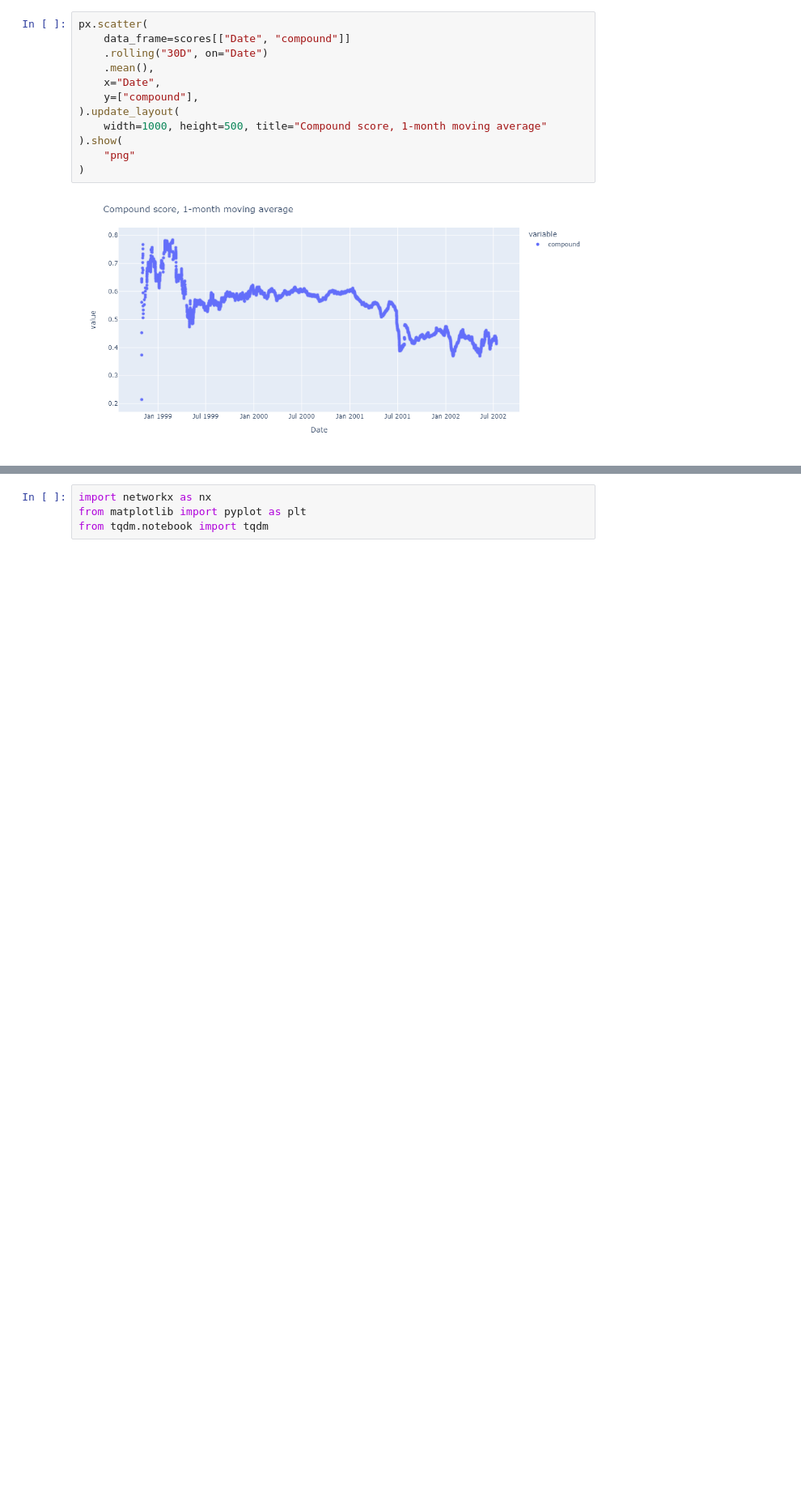
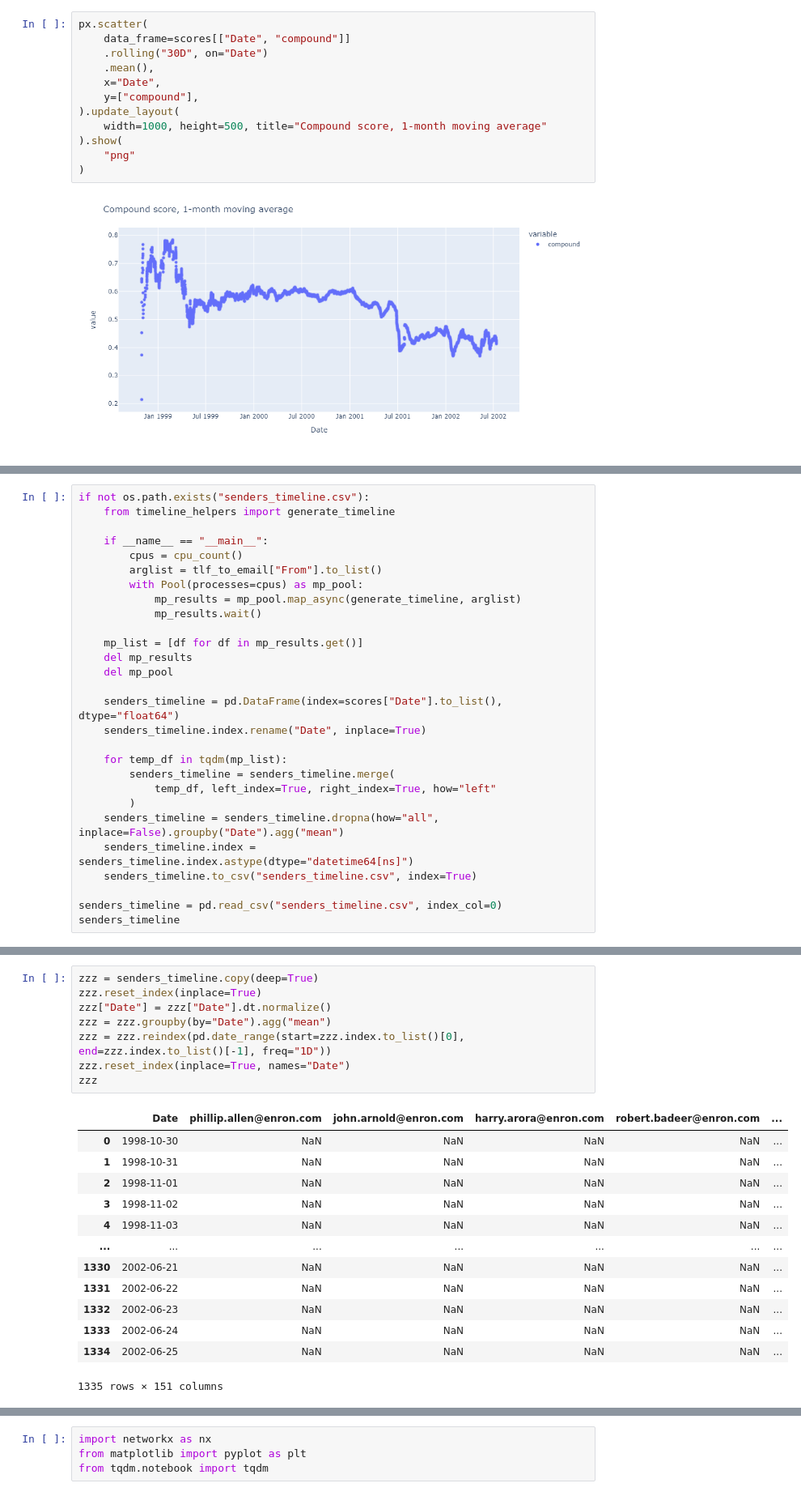
Before and after one commit to FlorinAndrei/enron-sentiment-analysis, a Jupyter notebook: visualize.ipynb, the cells around one changed output, grey strips where cells are left out. Shown at 81% size. Saved outputs shown, nothing was run; the diff lists cells and outputs as text; blank space fills up the shorter version.

```diff
--- a/visualize.ipynb
+++ b/visualize.ipynb
@@ -154,0 +133,28 @@ tlf_to_email
+# %%
+if not os.path.exists("senders_timeline.csv"):
+    from timeline_helpers import generate_timeline
+
+    if __name__ == "__main__":
+        cpus = cpu_count()
+        arglist = tlf_to_email["From"].to_list()
+        with Pool(processes=cpus) as mp_pool:
+            mp_results = mp_pool.map_async(generate_timeline, arglist)
+            mp_results.wait()
+
+    mp_list = [df for df in mp_results.get()]
+    del mp_results
+    del mp_pool
+
+    senders_timeline = pd.DataFrame(index=scores["Date"].to_list(), dtype="float64")
+    senders_timeline.index.rename("Date", inplace=True)
+
+    for temp_df in tqdm(mp_list):
+        senders_timeline = senders_timeline.merge(
+            temp_df, left_index=True, right_index=True, how="left"
+        )
+    senders_timeline = senders_timeline.dropna(how="all", inplace=False).groupby("Date").agg("mean")
+    senders_timeline.index = senders_timeline.index.astype(dtype="datetime64[ns]")
+    senders_timeline.to_csv("senders_timeline.csv", index=True)
+
+senders_timeline = pd.read_csv("senders_timeline.csv", index_col=0)
+senders_timeline
@@ -154,0 +180,22 @@ tlf_to_email
+# %%
+zzz = senders_timeline.copy(deep=True)
+zzz.reset_index(inplace=True)
+zzz["Date"] = zzz["Date"].dt.normalize()
+zzz = zzz.groupby(by="Date").agg("mean")
+zzz = zzz.reindex(pd.date_range(start=zzz.index.to_list()[0], end=zzz.index.to_list()[-1], freq="1D"))
+zzz.reset_index(inplace=True, names="Date")
+zzz
+# %% [output]
+|  | Date | phillip.allen@enron.com | john.arnold@enron.com | harry.arora@enron.com | robert.badeer@enron.com | ... |
+| 0 | 1998-10-30 | NaN | NaN | NaN | NaN | ... |
+| 1 | 1998-10-31 | NaN | NaN | NaN | NaN | ... |
+| 2 | 1998-11-01 | NaN | NaN | NaN | NaN | ... |
+| 3 | 1998-11-02 | NaN | NaN | NaN | NaN | ... |
+| 4 | 1998-11-03 | NaN | NaN | NaN | NaN | ... |
+| ... | ... | ... | ... | ... | ... | ... |
+| 1330 | 2002-06-21 | NaN | NaN | NaN | NaN | ... |
+| 1331 | 2002-06-22 | NaN | NaN | NaN | NaN | ... |
+| 1332 | 2002-06-23 | NaN | NaN | NaN | NaN | ... |
+| 1333 | 2002-06-24 | NaN | NaN | NaN | NaN | ... |
+| 1334 | 2002-06-25 | NaN | NaN | NaN | NaN | ... |
+1335 rows × 151 columns
```
Also changed, not shown: parts of 10 cells of this notebook, 2 other files.
